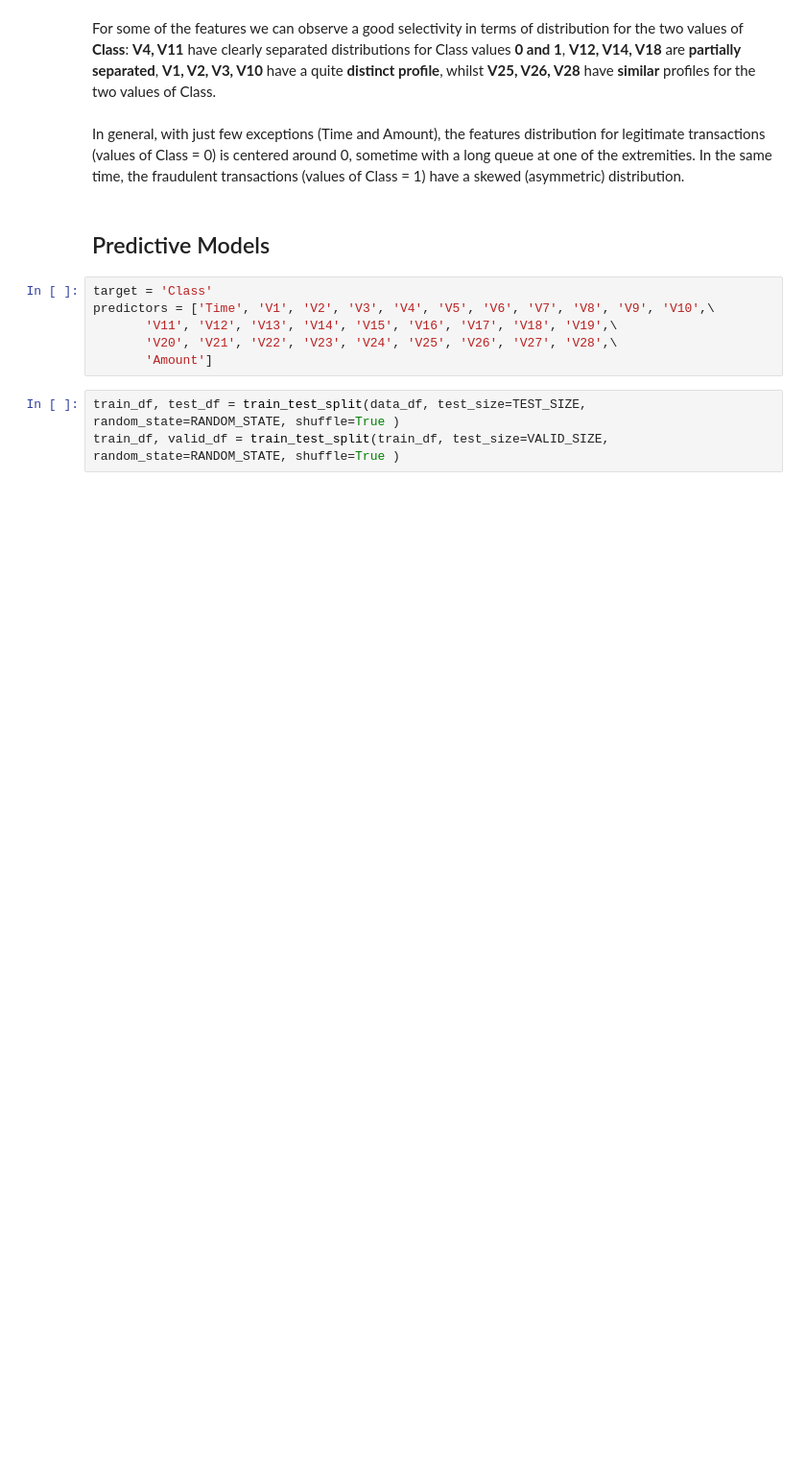
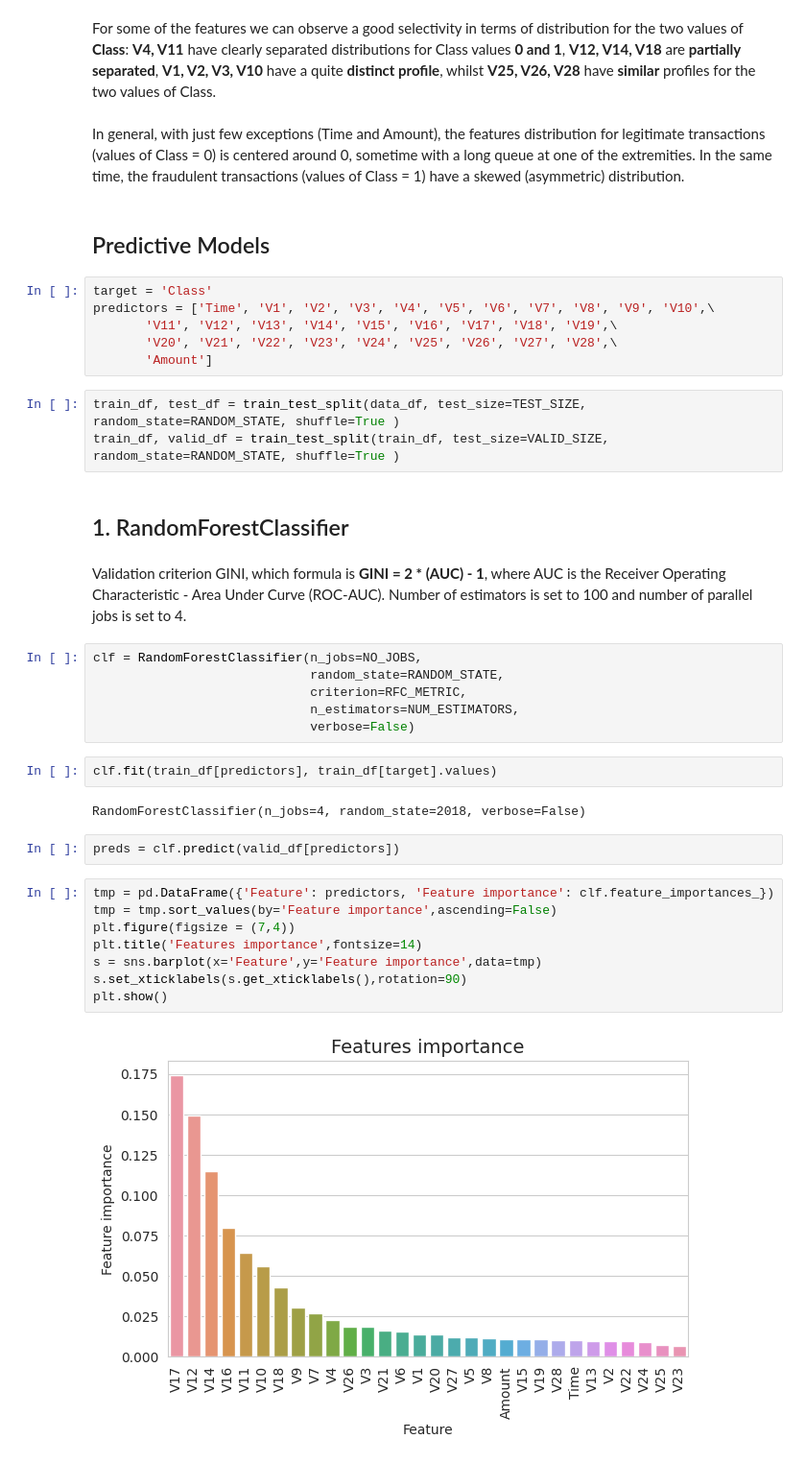
Before and after one commit to godsesaurab/CreditCardFraudDetection, a Jupyter notebook: creditcard-fraud-detection-predictive-models.ipynb, the cells around one changed output. Shown at 96% size. Drawn from its saved outputs; the diff is of its cells as text; blank space fills up the shorter version.

Commit message:
Kaggle Notebook | CreditCard Fraud Detection Predictive Models | Version 6

```diff
--- a/creditcard-fraud-detection-predictive-models.ipynb
+++ b/creditcard-fraud-detection-predictive-models.ipynb
@@ -357,3 +357,29 @@ predictors = ['Time', 'V1', 'V2', 'V3', 'V4', 'V5', 'V6', 'V7', 'V8', 'V9', 'V10
 # %%
 train_df, test_df = train_test_split(data_df, test_size=TEST_SIZE, random_state=RANDOM_STATE, shuffle=True )
 train_df, valid_df = train_test_split(train_df, test_size=VALID_SIZE, random_state=RANDOM_STATE, shuffle=True )
+# %% [markdown]
+## 1. RandomForestClassifier
+# %% [markdown]
+Validation criterion GINI, which formula is **GINI = 2 * (AUC) - 1**, where AUC is the Receiver Operating Characteristic - Area Under Curve (ROC-AUC).  Number of estimators is set to 100 and number of parallel jobs is set to 4.
+# %%
+clf = RandomForestClassifier(n_jobs=NO_JOBS,
+                             random_state=RANDOM_STATE,
+                             criterion=RFC_METRIC,
+                             n_estimators=NUM_ESTIMATORS,
+                             verbose=False)
+# %%
+clf.fit(train_df[predictors], train_df[target].values)
+# %% [output]
+RandomForestClassifier(n_jobs=4, random_state=2018, verbose=False)
+# %%
+preds = clf.predict(valid_df[predictors])
+# %%
+tmp = pd.DataFrame({'Feature': predictors, 'Feature importance': clf.feature_importances_})
+tmp = tmp.sort_values(by='Feature importance',ascending=False)
+plt.figure(figsize = (7,4))
+plt.title('Features importance',fontsize=14)
+s = sns.barplot(x='Feature',y='Feature importance',data=tmp)
+s.set_xticklabels(s.get_xticklabels(),rotation=90)
+plt.show()
+# %% [output]
+[figure, added]
```
Also changed, not shown: parts of 30 cells of this notebook.
